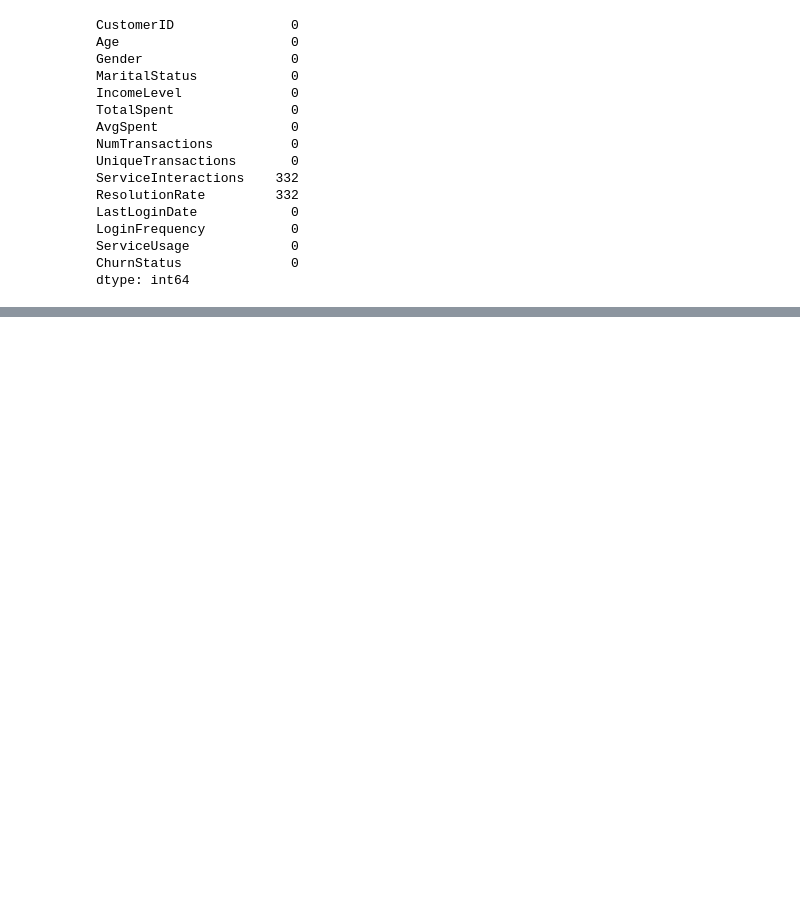
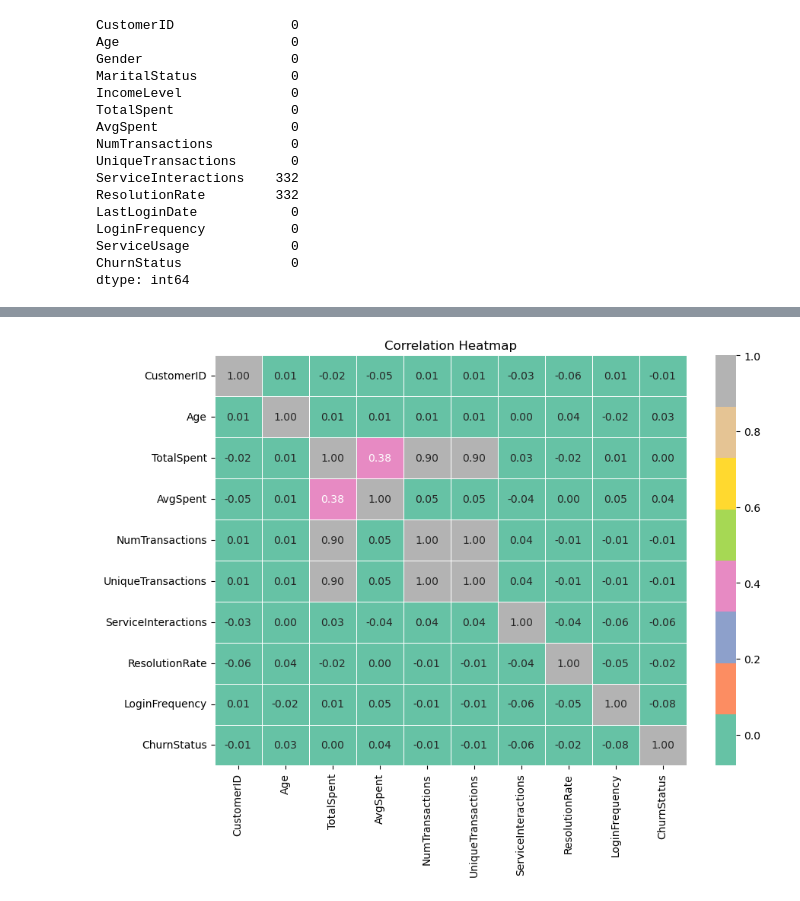
Before and after one commit to ethanaire/Lloyds-Banking-Group-Data-Science-Analytics, a Jupyter notebook: Task 1 - EDA and Data Preprocessing.ipynb, the cells around one changed output, grey strips where cells are left out. Saved outputs shown, nothing was run; the diff lists cells and outputs as text; code cells hidden in the pictures; blank space fills up the shorter version.

```diff
--- a/Task 1 - EDA and Data Preprocessing.ipynb
+++ b/Task 1 - EDA and Data Preprocessing.ipynb
@@ -157,0 +191,9 @@ df_encoded.head()
+# %%
+# Correlation heatmap
+numeric_cols = base_df.select_dtypes(include='number').columns
+plt.figure(figsize=(10, 7))
+sns.heatmap(base_df[numeric_cols].corr(), annot=True, cmap='Set2', fmt=".2f", linewidths=0.5)
+plt.title("Correlation Heatmap")
+plt.show()
+# %% [output]
+[figure, added]
```
Also changed, not shown: parts of 22 cells of this notebook.
